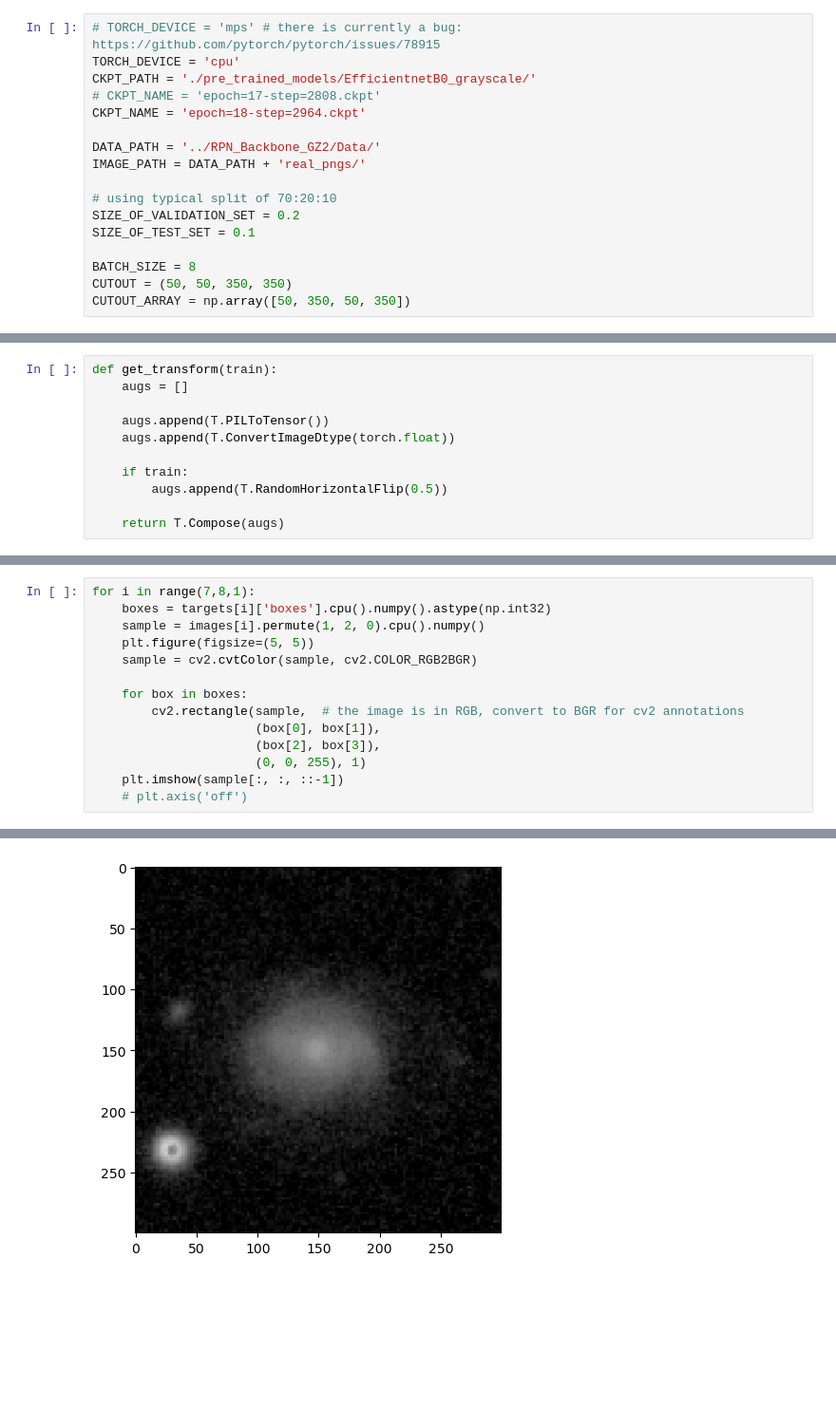
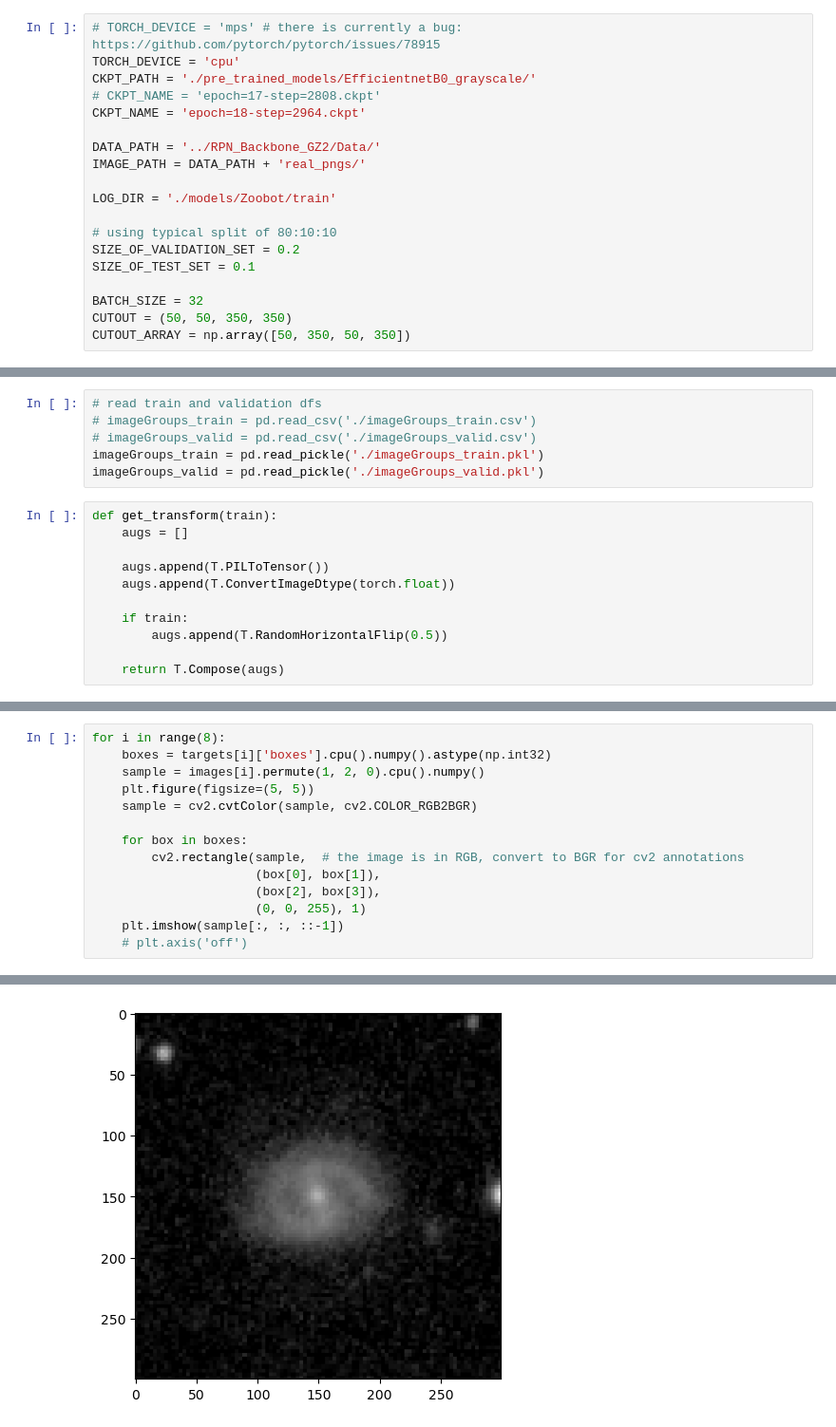
Before and after one commit to ou-astrophysics/Faster-R-CNN-for-Galaxy-Zoo-Clump-Scout, a Jupyter notebook: Faster-RCNN - Pytorch/GZ2_ClumpScout_Faster_RCNN_Pytorch.ipynb, the cells around one changed output, grey strips where cells are left out. Shown at 95% size. Drawn from its saved outputs; the diff is of its cells as text; blank space fills up the shorter version.

Commit message:
add Pytorch models

```diff
--- a/Faster-RCNN - Pytorch/GZ2_ClumpScout_Faster_RCNN_Pytorch.ipynb
+++ b/Faster-RCNN - Pytorch/GZ2_ClumpScout_Faster_RCNN_Pytorch.ipynb
@@ -32,11 +35,13 @@ CKPT_NAME = 'epoch=18-step=2964.ckpt'
 DATA_PATH = '../RPN_Backbone_GZ2/Data/'
 IMAGE_PATH = DATA_PATH + 'real_pngs/'
 
-# using typical split of 70:20:10
+LOG_DIR = './models/Zoobot/train'
+
+# using typical split of 80:10:10
 SIZE_OF_VALIDATION_SET = 0.2
 SIZE_OF_TEST_SET = 0.1
 
-BATCH_SIZE = 8
+BATCH_SIZE = 32
 CUTOUT = (50, 50, 350, 350)
 CUTOUT_ARRAY = np.array([50, 350, 50, 350])
 # %%
@@ -174,3 +198,9 @@ So, for 80 epochs we need 168618.0 steps.
+# %%
+# read train and validation dfs
+# imageGroups_train = pd.read_csv('./imageGroups_train.csv')
+# imageGroups_valid = pd.read_csv('./imageGroups_valid.csv')
+imageGroups_train = pd.read_pickle('./imageGroups_train.pkl')
+imageGroups_valid = pd.read_pickle('./imageGroups_valid.pkl')
 # %%
 def get_transform(train):
     augs = []
@@ -223,7 +252,7 @@ images, targets = next(iter(train_data_loader))
 images = list(image.to(TORCH_DEVICE) for image in images)
 targets = [{k: v.to(TORCH_DEVICE) for k, v in t.items()} for t in targets]
 # %%
-for i in range(7,8,1):
+for i in range(8):
     boxes = targets[i]['boxes'].cpu().numpy().astype(np.int32)
     sample = images[i].permute(1, 2, 0).cpu().numpy()
     plt.figure(figsize=(5, 5))
@@ -240 +273 @@ for i in range(7,8,1):
-[figure, old version]
+[figure, new version]
```
Also changed, not shown: parts of 13 cells of this notebook, 9 other files.
